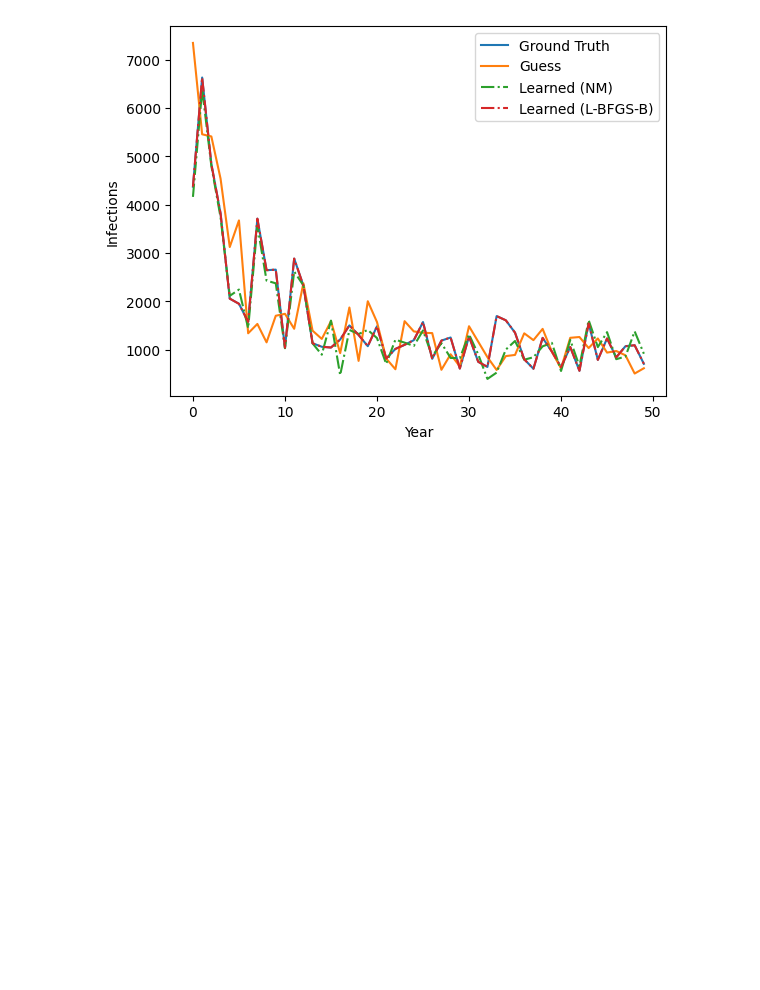
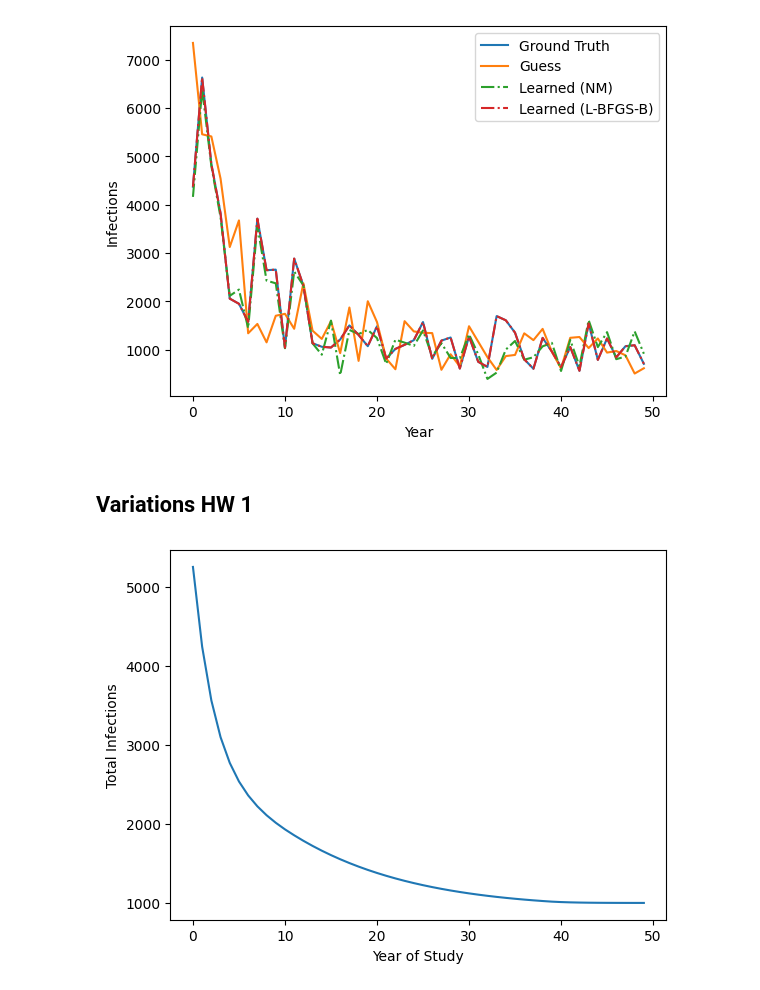
Before and after one commit to hunter-lybbert/uw-central, a Jupyter notebook: disease_dynamics/hw_01/hw01.ipynb, the cells around one changed output. Cells and saved outputs as stored; diff of their text form; code cells hidden in the pictures; blank space fills up the shorter version.

```diff
--- a/disease_dynamics/hw_01/hw01.ipynb
+++ b/disease_dynamics/hw_01/hw01.ipynb
@@ -102,3 +136,5 @@ plt.legend()
 plt.show()
 # %% [output]
 [figure]
+# %% [markdown]
+## Variations HW 1
@@ -104,0 +184,11 @@ plt.show()
+# %%
+foi_by_age_gt = deterministic_catalytic_model(
+    lambda_by_age_params=[0.3, 0.05, 10]
+)
+
+plt.plot(foi_by_age_gt[:NUM_YEARS, :MAX_AGE, 2].sum(axis=1))
+plt.ylabel("Total Infections")
+plt.xlabel("Year of Study")
+plt.show()
+# %% [output]
+[figure, added]
```
Also changed, not shown: parts of 7 cells of this notebook.
